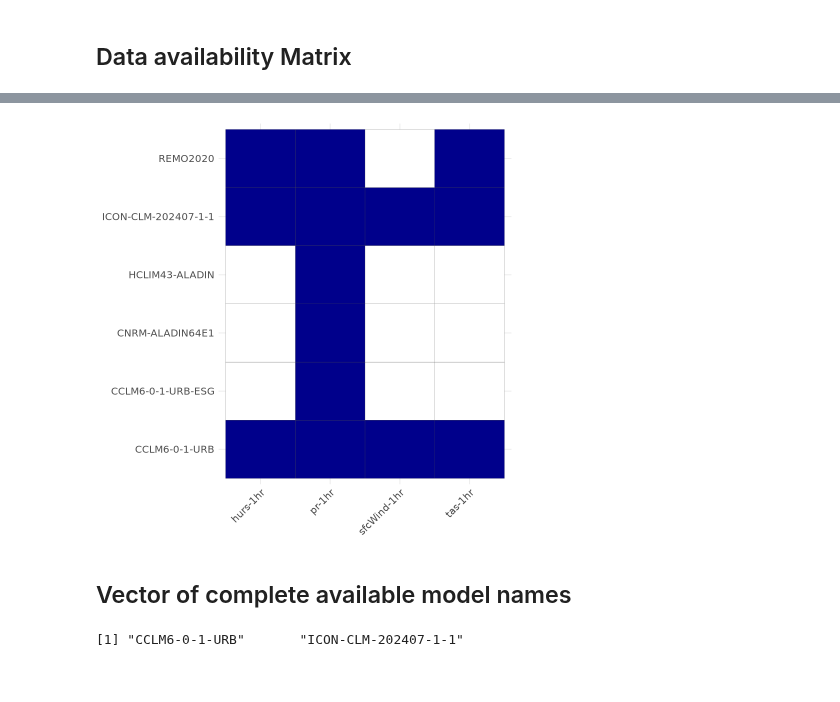
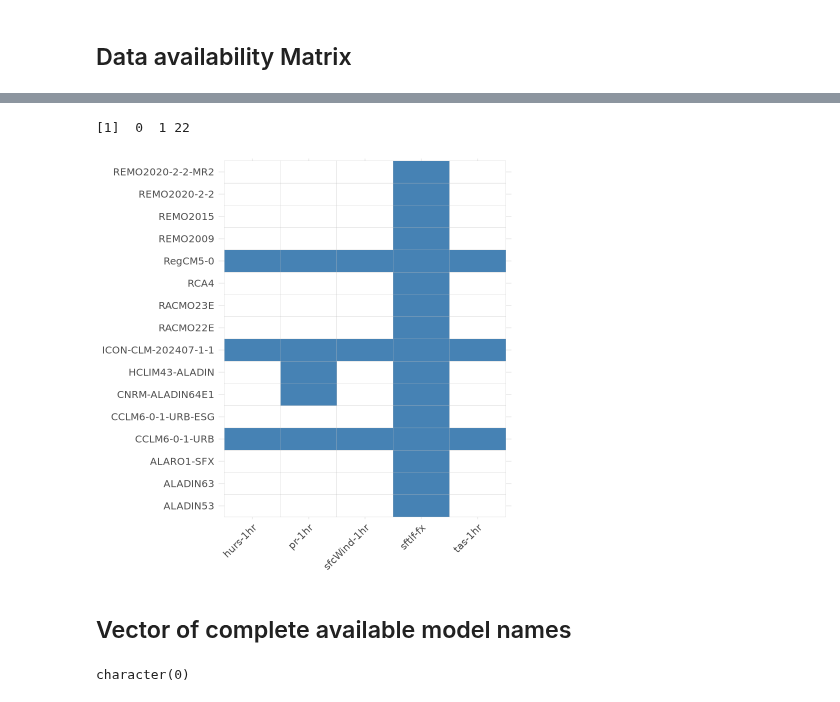
Before and after one commit to euro-cordex/fwi-evaluation, a Jupyter notebook: notebooks/0_inventory_1h-data.ipynb, the cells around one changed output, grey strips where cells are left out. Cells and saved outputs as stored; diff of their text form; code cells hidden in the pictures.

Commit message:
Include 'sftlf' in inventory results

```diff
--- a/notebooks/0_inventory_1h-data.ipynb
+++ b/notebooks/0_inventory_1h-data.ipynb
@@ -14,7 +24,7 @@ url <- "https://raw.githubusercontent.com/euro-cordex/joint-evaluation/refs/head
 data <- read.csv(url)
 # %%
 hourly.fwi <- subset(data,
-                     subset = frequency %in% c("1hr") & variable_id %in% c("hurs", "tas", "sfcWind", "uas", "vas", "pr"))
+                     subset = frequency %in% c("1hr","fx") & variable_id %in% c("hurs", "tas", "sfcWind", "pr", "sftlf"))
 # %%
 # Grouped summary
 hf <- hourly.fwi %>% group_by(institution_id, driving_source_id, driving_experiment_id, source_id)
@@ -44,19 +91,27 @@ binary_df <- as.data.frame(as.table(binary_matrix))
+# %%
+unique(binary_df$Freq)
+# %% [output]
+[1]  0  1 22
+# %%
+## Handle exceptions
+binary_df$Freq <- ifelse(is.na(binary_df$Freq), 0, binary_df$Freq)
+binary_df$Freq <- ifelse(binary_df$Freq > 1, 1, binary_df$Freq)
 # %%
 ## Plotting
 require(ggplot2)
 
 ggplot2::ggplot(binary_df, aes(Var1, Var2)) +
-    geom_tile(aes(fill = Freq), color = "gray30") +
-    scale_fill_gradient(low = "white", high = "darkblue", guide = "none") +
+    geom_tile(aes(fill = factor(Freq)), color = "grey", size = .1) +
+    scale_fill_manual(values = c("0" = "white", "1" = "#4682b4"), guide = "none") +
     labs(x = NULL, y = NULL, fill = "Frequency") +
     theme_minimal() +
     theme(axis.text.x = element_text(angle = 45, hjust = 1, size = 12),
           axis.text.y = element_text(size = 12))
 # %% [output]
-[figure, old version]
+[figure, new version]
 # %% [markdown]
 ## Vector of complete available model names
 # %%
 which(colSums(binary_matrix) == 4L) %>% names()
 # %% [output]
-[1] "CCLM6-0-1-URB"       "ICON-CLM-202407-1-1"
+character(0)
```
Also changed, not shown: parts of 4 cells of this notebook, 1 other file.
